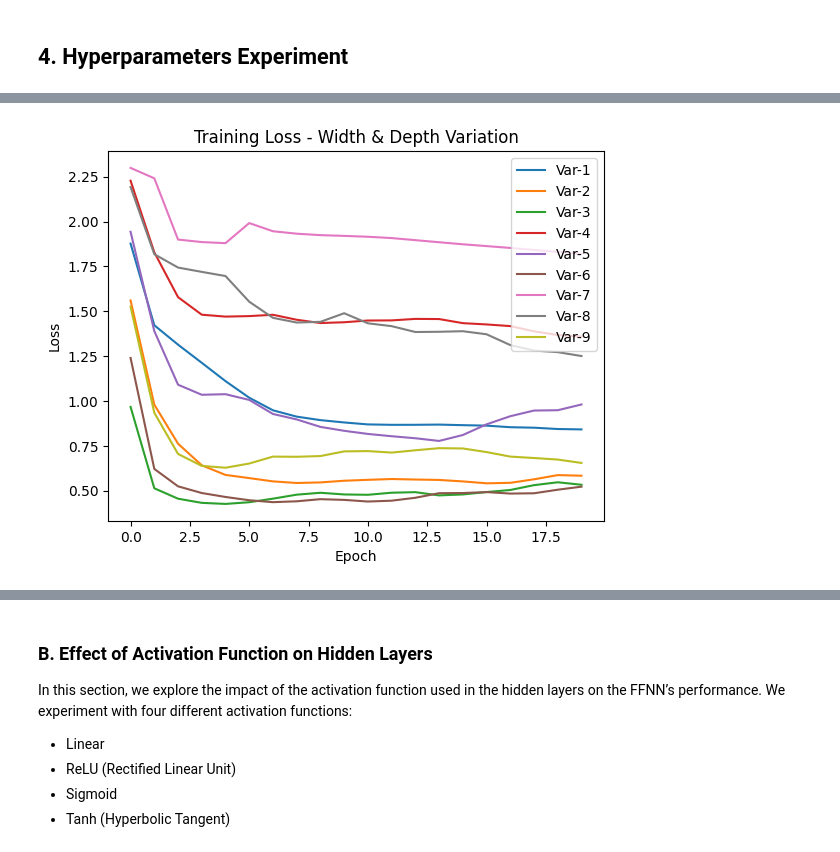
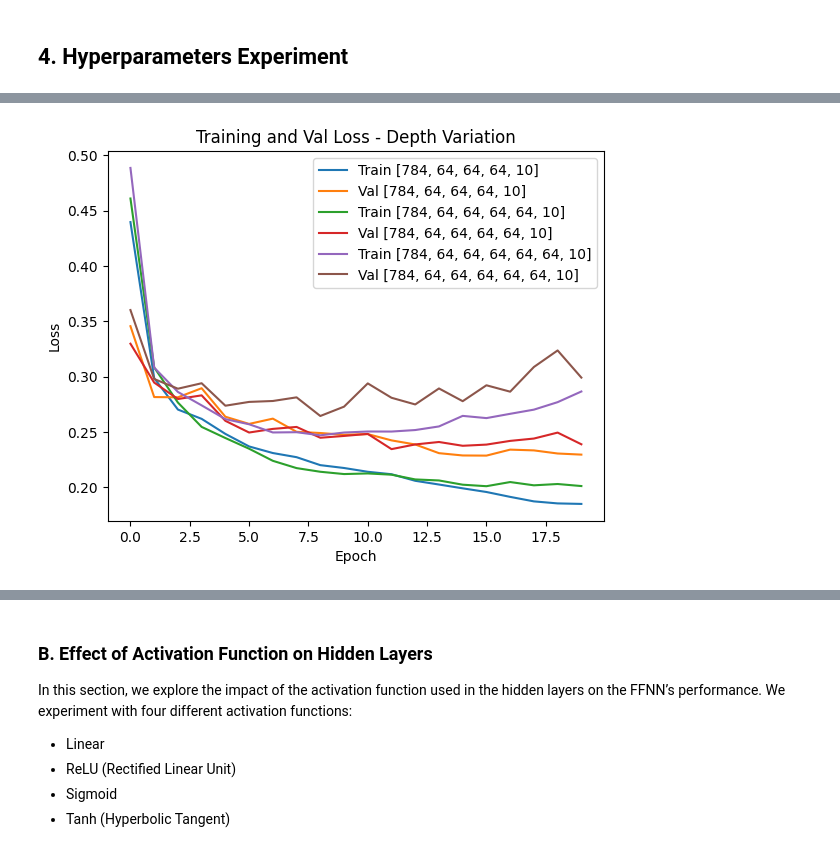
Before and after one commit to ninoaddict/FFNN-From-Scratch, a Jupyter notebook: src/main.ipynb, the cells around one changed output, grey strips where cells are left out. Cells and saved outputs as stored; diff of their text form; code cells hidden in the pictures.

```diff
--- a/src/main.ipynb
+++ b/src/main.ipynb
@@ -87,34 +150,21 @@ In this section, we explore the impact of depth and width on the FFNN’s perfor
 # %%
-width_depth_variations = [
-    [784, 16, 16, 16, 10], # depth = 3, width = 16
-    [784, 32, 32, 32, 10], # depth = 3, width = 32
-    [784, 64, 64, 64, 10],  # depth = 3, width = 64
-    [784, 16, 16, 16, 16, 10], # depth = 4, width = 16
-    [784, 32, 32, 32, 32, 10], # depth = 4, width = 32
+depth_variations = [
+    [784, 64, 64, 64, 10], # depth = 3, width = 64
     [784, 64, 64, 64, 64, 10], # depth = 4, width = 64
-    [784, 16, 16, 16, 16, 16, 10], # depth = 5, width = 16
-    [784, 32, 32, 32, 32, 32, 10], # depth = 5, width = 32
-    [784, 64, 64, 64, 64, 64, 10], # depth = 5, width = 64
+    [784, 64, 64, 64, 64, 64, 10],  # depth = 5, width = 64
 ]
 
-history_width_depth = {}
-
+history_depth =  {}
 cnt = 0
-for config in width_depth_variations:
-    ffnn = FFNN(layer_sizes=config, activations=["sigmoid"]*(len(config) - 2)+["softmax"], seed=42)
-    training_loss, val_loss = ffnn.train(X_train, y_train, X_val, y_val, loss_function="categorical_cross_entropy", learning_rate=0.1, epochs=20, batch_size=64, verbose=0)
-    history_width_depth[str(config)] = (training_loss, val_loss)
+for config in depth_variations:
+    ffnn = FFNN(layer_sizes=config, activations=["tanh"]*(len(config) - 2)+["softmax"], seed=42, weight_init="uniform", use_rmsnorm=False)
+    training_loss, val_loss = ffnn.train(X_train, y_train, X_val, y_val, loss_function="categorical_cross_entropy", learning_rate=0.1, epochs=20, batch_size=64, verbose=0, regularization=None, reg_lambda=0)
+    history_depth[str(config)] = (training_loss, val_loss)
     proba = ffnn.predict(X_val)
     preds = np.argmax(proba, axis=1)
 
     # accuracy score
     acc = accuracy_score(y_val, preds)
-    # precision score
-    precision = precision_score(y_val, preds, average="micro")
-    # recall score
-    recall = recall_score(y_val, preds, average="micro")
-    # f1 score
-    f1 = f1_score(y_val, preds, average="micro")
     # log loss
     final_log_loss = log_loss(y_val, proba)
     # confusion matrix
@@ -122,9 +172,6 @@ for config in width_depth_variations:
     print("==================================")
     print(f"Variation-{cnt + 1} -> {config}")
     print(f"Accuracy: {acc}")
-    print(f"Precision: {precision}")
-    print(f"Recall: {recall}")
-    print(f"F1 Score: {f1}")
     print(f"Final Log Loss: {final_log_loss}")
     print("Confusion Matrix:")
     print(confm)
@@ -295,13 +197,12 @@ Confusion Matrix:
 # %%
-# Training Loss Plot
-cnt = 0
-for config, (train_loss, val_loss) in history_width_depth.items():
-    plt.plot(train_loss, label=f"Var-{cnt + 1}")
-    cnt += 1
+# Training and Validation Loss Plot
+for config, (train_loss, val_loss) in history_depth.items():
+    plt.plot(train_loss, label=f"Train {config}")
+    plt.plot(val_loss, label=f"Val {config}")
 plt.legend()
-plt.title("Training Loss - Width & Depth Variation")
+plt.title("Training and Val Loss - Depth Variation")
 plt.xlabel("Epoch")
 plt.ylabel("Loss")
 plt.show()
 # %% [output]
-[figure, old version]
+[figure, new version]
```
Also changed, not shown: parts of 35 cells of this notebook, 1 other file.
